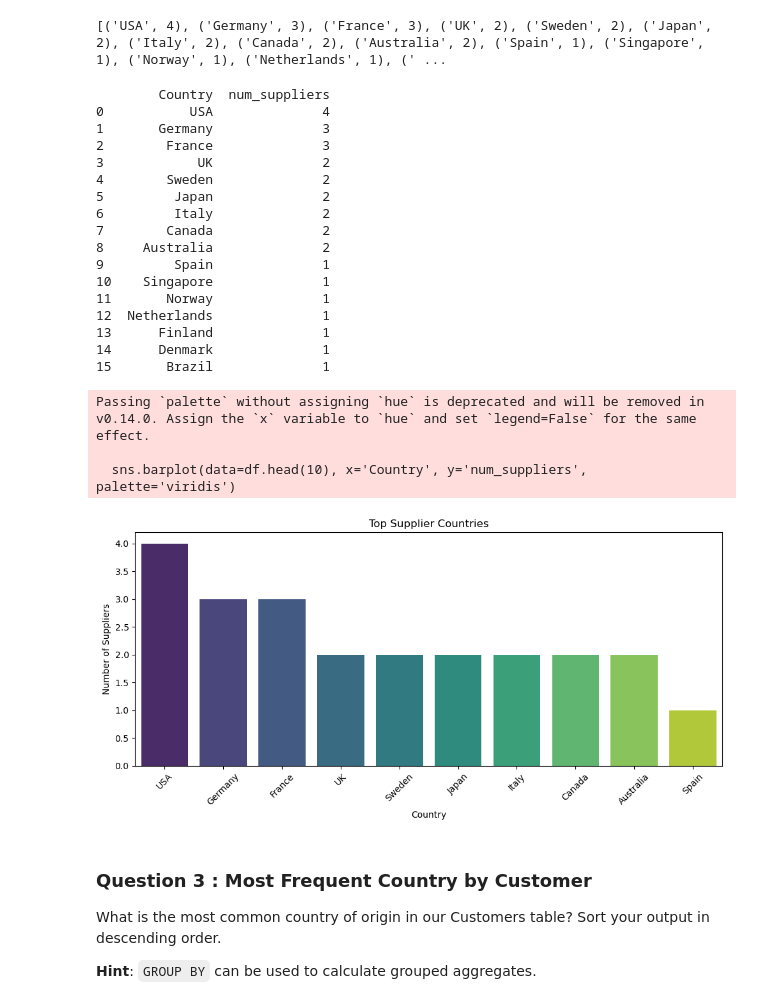
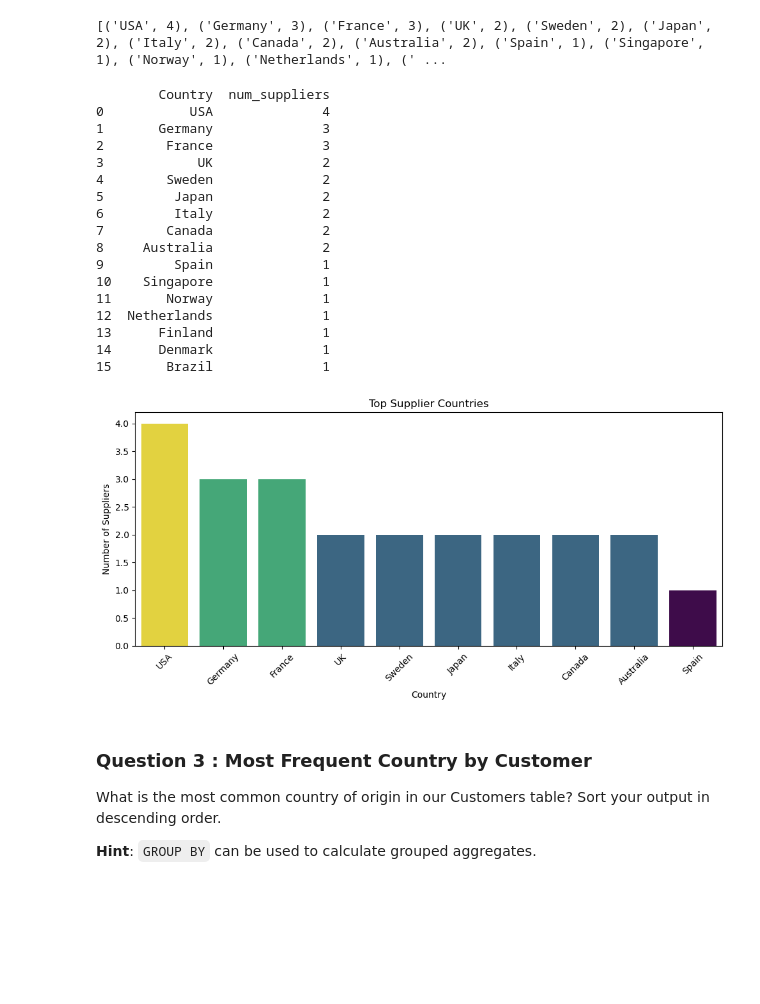
Before and after one commit to Dbell14/Adhoc-SQL-report, a Jupyter notebook: adhoc-sql/adhoc_report.ipynb, the cells around one changed output. Saved outputs shown, nothing was run; the diff lists cells and outputs as text; code cells hidden in the pictures; blank space fills up the shorter version.

```diff
--- a/adhoc-sql/adhoc_report.ipynb
+++ b/adhoc-sql/adhoc_report.ipynb
@@ -58,38 +58,35 @@ print(suppliers_data)
 # %%
 # TODO: Convert your list of tuples to a dataframe
 df = pd.DataFrame(suppliers_data, columns=["Country", "num_suppliers"])
 print(df)
 # TODO: Generate a visualization on this dataframe
 plt.figure(figsize=(10,5))  # Set size of the chart
-sns.barplot(data=df.head(10), x='Country', y='num_suppliers', palette='viridis')
+sns.barplot(data=df.head(10), x='Country', y='num_suppliers', hue='num_suppliers', palette='viridis', legend=False)
 plt.title("Top Supplier Countries")
 plt.xlabel("Country")
 plt.ylabel("Number of Suppliers")
 plt.xticks(rotation=45)
 plt.tight_layout()
 plt.show()
 # %% [output]
         Country  num_suppliers
 0           USA              4
 1       Germany              3
 2        France              3
 3            UK              2
 4        Sweden              2
 5         Japan              2
 6         Italy              2
 7        Canada              2
 8     Australia              2
 9         Spain              1
 10    Singapore              1
 11       Norway              1
 12  Netherlands              1
 13      Finland              1
 14      Denmark              1
 15       Brazil              1
-Passing `palette` without assigning `hue` is deprecated and will be removed in v0.14.0. Assign the `x` variable to `hue` and set `legend=False` for the same effect.
-
-  sns.barplot(data=df.head(10), x='Country', y='num_suppliers', palette='viridis')
-[figure, old version]
+[figure, new version]
 # %% [markdown]
 ### Question 3 : Most Frequent Country by Customer
 
```
Also changed, not shown: parts of 7 cells of this notebook.
